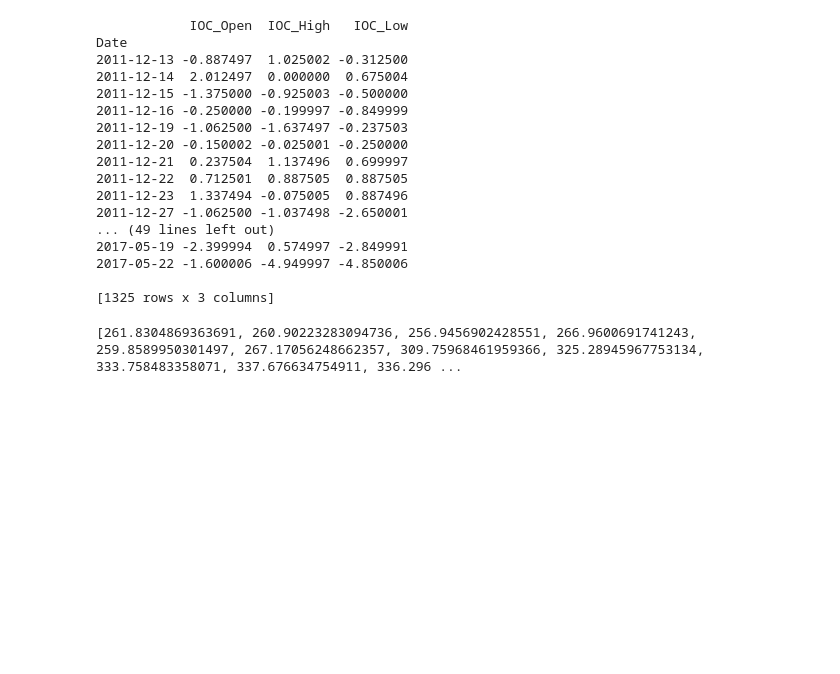
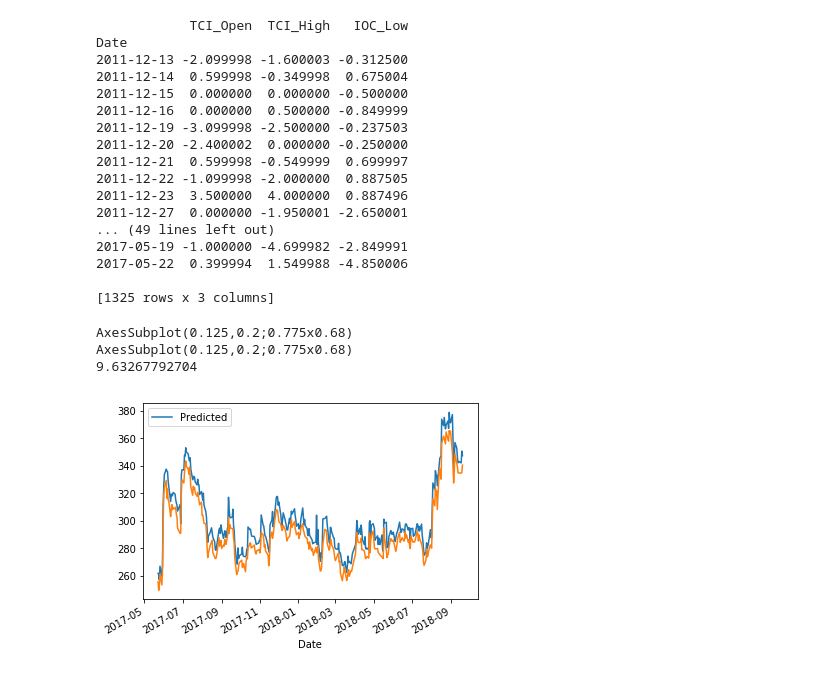
Before and after one commit to mellon-collie/Crude-Oil-Analysis, a Jupyter notebook: ARIMAX.ipynb, the cells around one changed output. Saved outputs shown, nothing was run; the diff lists cells and outputs as text; code cells hidden in the pictures; blank space fills up the shorter version.

Commit message:
Fixed plotting issues in ARIMAX implementation

```diff
--- a/ARIMAX.ipynb
+++ b/ARIMAX.ipynb
@@ -215,26 +198,26 @@ TCI_Close
 #ex = pd.concat([training_data["Price"]],axis=1)
 #ex_ongc = pd.concat([diff_ongc_open,diff_ongc_high,diff_ongc_low],axis=1)
 #print(ex_ongc)
-'''ex_tci = pd.concat([diff_tci_open,diff_tci_high,diff_ioc_low],axis=1)
-print(ex_tci)'''
-ex_ioc = pd.concat([diff_ioc_open,diff_ioc_high,diff_ioc_low],axis=1)
-print(ex_ioc)
+ex_tci = pd.concat([diff_tci_open,diff_tci_high,diff_ioc_low],axis=1)
+print(ex_tci)
+#ex_ioc = pd.concat([diff_ioc_open,diff_ioc_high,diff_ioc_low],axis=1)
+#print(ex_ioc)
 # %% [output]
-            IOC_Open  IOC_High   IOC_Low
+            TCI_Open  TCI_High   IOC_Low
 Date
-2011-12-13 -0.887497  1.025002 -0.312500
-2011-12-14  2.012497  0.000000  0.675004
-2011-12-15 -1.375000 -0.925003 -0.500000
-2011-12-16 -0.250000 -0.199997 -0.849999
-2011-12-19 -1.062500 -1.637497 -0.237503
-2011-12-20 -0.150002 -0.025001 -0.250000
-2011-12-21  0.237504  1.137496  0.699997
-2011-12-22  0.712501  0.887505  0.887505
-2011-12-23  1.337494 -0.075005  0.887496
-2011-12-27 -1.062500 -1.037498 -2.650001
+2011-12-13 -2.099998 -1.600003 -0.312500
+2011-12-14  0.599998 -0.349998  0.675004
+2011-12-15  0.000000  0.000000 -0.500000
+2011-12-16  0.000000  0.500000 -0.849999
+2011-12-19 -3.099998 -2.500000 -0.237503
+2011-12-20 -2.400002  0.000000 -0.250000
+2011-12-21  0.599998 -0.549999  0.699997
+2011-12-22 -1.099998 -2.000000  0.887505
+2011-12-23  3.500000  4.000000  0.887496
+2011-12-27  0.000000 -1.950001 -2.650001
 ... (49 lines left out)
-2017-05-19 -2.399994  0.574997 -2.849991
-2017-05-22 -1.600006 -4.949997 -4.850006
+2017-05-19 -1.000000 -4.699982 -2.849991
+2017-05-22  0.399994  1.549988 -4.850006
 
 [1325 rows x 3 columns]
 # %%
@@ -287,8 +270,8 @@ predicted_ongc.index = test_data.index
 
 
 #           FORECAST IOC
-
-'''model = ARIMA(diff_ioc_close,order=(7,0,7),exog=ex_ioc)
+'''
+model = ARIMA(diff_ioc_close,order=(7,0,7),exog=ex_ioc)
 model_fit = model.fit(disp=0)
 
 test_exog = pd.concat([test_data["IOC_Open"],test_data["IOC_High"],test_data["IOC_Low"]],axis=1)
@@ -315,34 +298,41 @@ predicted_ioc.index = test_data.index
 
 
 #           FORECAST TCI
-'''
+
 model = ARIMA(diff_tci_close,order=(4,0,4),exog=ex_tci)
 model_fit = model.fit(disp=0)
 
 test_exog = pd.concat([test_data["TCI_Open"],test_data["TCI_High"],test_data["TCI_Low"]],axis=1)
 
 forecast = model_fit.forecast(steps=len(test_data),exog=test_exog)[0]
 f = []
 for yhat in forecast:
     f.append(yhat)
 
 
 
 
 #print(history)
 
 rms = sqrt(mean_squared_error(list(test_data["TCI_Close"]), f))
 predicted_tci = pd.DataFrame({'Predicted':f})
 predicted_tci.index = test_data.index
 #print(list(predicted_tci["Predicted"]))
 #print(test_data["IOC_Close"].plot())
 #test_data["IOC_Close"].plot()
 print(predicted_tci.plot())
 print(test_data["TCI_Close"].plot())
 #print(list(test_data["TCI_Close"]))
 print(rms)
-'''
 
-print(list(predicted_ioc["Predicted"]))
+
+#print(list(predicted_ioc["Predicted"]))
+#print(test_data["IOC_Close"].plot())
+#print(predicted_ioc.plot())
+#print(test_data["TCI_Close"].plot())
+#print(predicted_tci.plot())
 # %% [output]
-[261.8304869363691, 260.90223283094736, 256.9456902428551, 266.9600691741243, 259.8589950301497, 267.17056248662357, 309.75968461959366, 325.28945967753134, 333.758483358071, 337.676634754911, 336.296 ...
+AxesSubplot(0.125,0.2;0.775x0.68)
+AxesSubplot(0.125,0.2;0.775x0.68)
+9.63267792704
+[figure, added]
```
Also changed, not shown: parts of 2 cells of this notebook.
